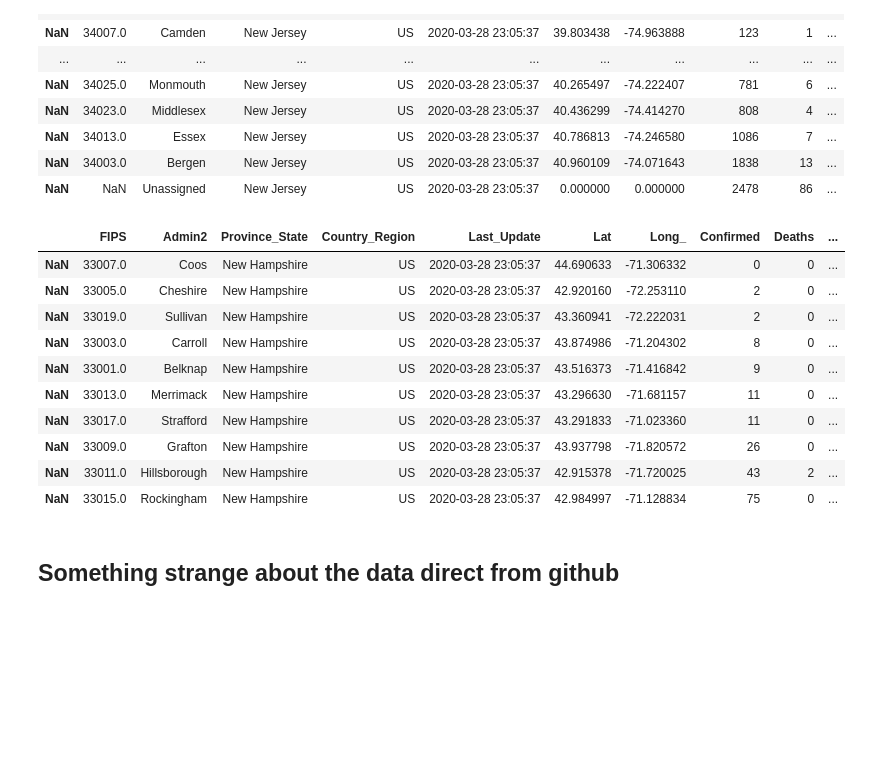
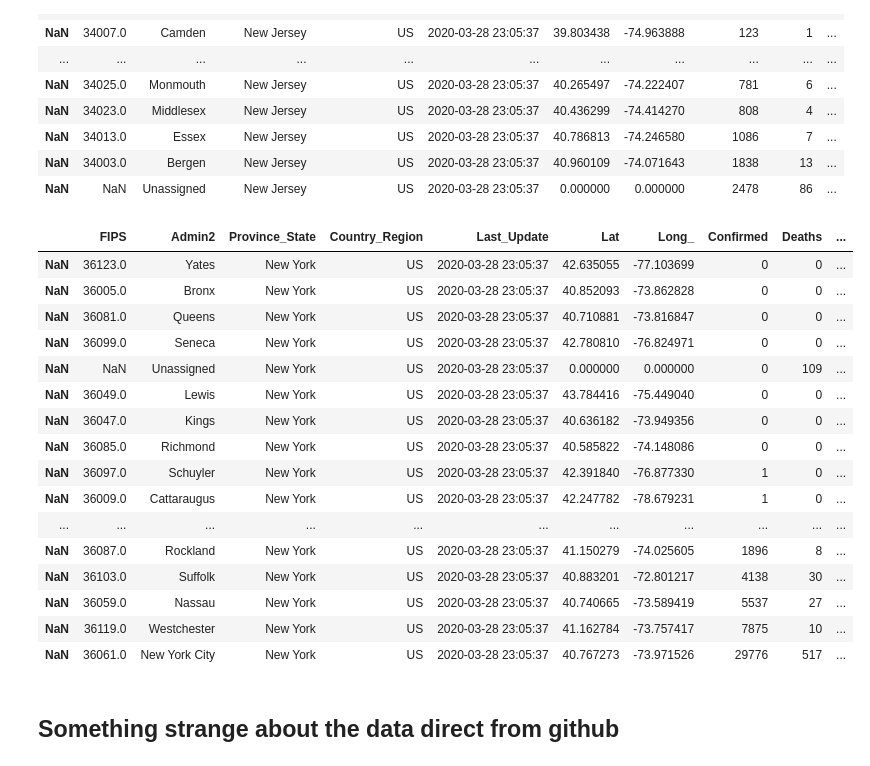
Before and after one commit to fm75/DS, a Jupyter notebook: covid-19-3-28.ipynb, the cells around one changed output. Cells and saved outputs as stored; diff of their text form; code cells hidden in the pictures; blank space fills up the shorter version.

```diff
--- a/covid-19-3-28.ipynb
+++ b/covid-19-3-28.ipynb
@@ -1,5 +1,6 @@
 # %%
 import pandas as pd
+pd.set_option('max_rows', 100)
 # %%
 population = pd.read_csv('data/SCPRC-EST2019-18+POP-RES.csv')
 # %%
@@ -84,19 +85,25 @@ df[df.Province_State=='New Jersey'].sort_values(by='Confirmed')
 | NaN | 34003.0 | Bergen | New Jersey | US | 2020-03-28 23:05:37 | 40.960109 | -74.071643 | 1838 | 13 | ... |
 | NaN | NaN | Unassigned | New Jersey | US | 2020-03-28 23:05:37 | 0.000000 | 0.000000 | 2478 | 86 | ... |
 # %%
-df[df.Province_State=='New Hampshire'].sort_values(by='Confirmed')
+df[df.Province_State=='New York'].sort_values(by='Confirmed')
 # %% [output]
 |  | FIPS | Admin2 | Province_State | Country_Region | Last_Update | Lat | Long_ | Confirmed | Deaths | ... |
-| NaN | 33007.0 | Coos | New Hampshire | US | 2020-03-28 23:05:37 | 44.690633 | -71.306332 | 0 | 0 | ... |
-| NaN | 33005.0 | Cheshire | New Hampshire | US | 2020-03-28 23:05:37 | 42.920160 | -72.253110 | 2 | 0 | ... |
-| NaN | 33019.0 | Sullivan | New Hampshire | US | 2020-03-28 23:05:37 | 43.360941 | -72.222031 | 2 | 0 | ... |
-| NaN | 33003.0 | Carroll | New Hampshire | US | 2020-03-28 23:05:37 | 43.874986 | -71.204302 | 8 | 0 | ... |
-| NaN | 33001.0 | Belknap | New Hampshire | US | 2020-03-28 23:05:37 | 43.516373 | -71.416842 | 9 | 0 | ... |
-| NaN | 33013.0 | Merrimack | New Hampshire | US | 2020-03-28 23:05:37 | 43.296630 | -71.681157 | 11 | 0 | ... |
-| NaN | 33017.0 | Strafford | New Hampshire | US | 2020-03-28 23:05:37 | 43.291833 | -71.023360 | 11 | 0 | ... |
-| NaN | 33009.0 | Grafton | New Hampshire | US | 2020-03-28 23:05:37 | 43.937798 | -71.820572 | 26 | 0 | ... |
-| NaN | 33011.0 | Hillsborough | New Hampshire | US | 2020-03-28 23:05:37 | 42.915378 | -71.720025 | 43 | 2 | ... |
-| NaN | 33015.0 | Rockingham | New Hampshire | US | 2020-03-28 23:05:37 | 42.984997 | -71.128834 | 75 | 0 | ... |
+| NaN | 36123.0 | Yates | New York | US | 2020-03-28 23:05:37 | 42.635055 | -77.103699 | 0 | 0 | ... |
+| NaN | 36005.0 | Bronx | New York | US | 2020-03-28 23:05:37 | 40.852093 | -73.862828 | 0 | 0 | ... |
+| NaN | 36081.0 | Queens | New York | US | 2020-03-28 23:05:37 | 40.710881 | -73.816847 | 0 | 0 | ... |
+| NaN | 36099.0 | Seneca | New York | US | 2020-03-28 23:05:37 | 42.780810 | -76.824971 | 0 | 0 | ... |
+| NaN | NaN | Unassigned | New York | US | 2020-03-28 23:05:37 | 0.000000 | 0.000000 | 0 | 109 | ... |
+| NaN | 36049.0 | Lewis | New York | US | 2020-03-28 23:05:37 | 43.784416 | -75.449040 | 0 | 0 | ... |
+| NaN | 36047.0 | Kings | New York | US | 2020-03-28 23:05:37 | 40.636182 | -73.949356 | 0 | 0 | ... |
+| NaN | 36085.0 | Richmond | New York | US | 2020-03-28 23:05:37 | 40.585822 | -74.148086 | 0 | 0 | ... |
+| NaN | 36097.0 | Schuyler | New York | US | 2020-03-28 23:05:37 | 42.391840 | -76.877330 | 1 | 0 | ... |
+| NaN | 36009.0 | Cattaraugus | New York | US | 2020-03-28 23:05:37 | 42.247782 | -78.679231 | 1 | 0 | ... |
+| ... | ... | ... | ... | ... | ... | ... | ... | ... | ... | ... |
+| NaN | 36087.0 | Rockland | New York | US | 2020-03-28 23:05:37 | 41.150279 | -74.025605 | 1896 | 8 | ... |
+| NaN | 36103.0 | Suffolk | New York | US | 2020-03-28 23:05:37 | 40.883201 | -72.801217 | 4138 | 30 | ... |
+| NaN | 36059.0 | Nassau | New York | US | 2020-03-28 23:05:37 | 40.740665 | -73.589419 | 5537 | 27 | ... |
+| NaN | 36119.0 | Westchester | New York | US | 2020-03-28 23:05:37 | 41.162784 | -73.757417 | 7875 | 10 | ... |
+| NaN | 36061.0 | New York City | New York | US | 2020-03-28 23:05:37 | 40.767273 | -73.971526 | 29776 | 517 | ... |
 # %% [markdown]
 ## Something strange about the data direct from github
 # %%
```
